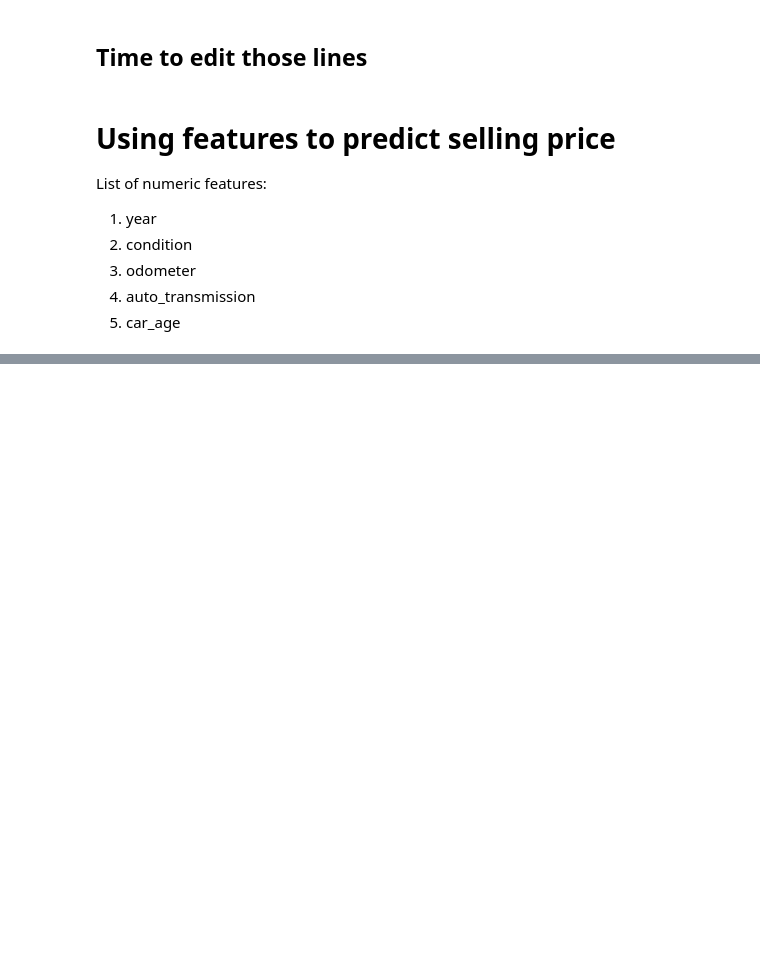
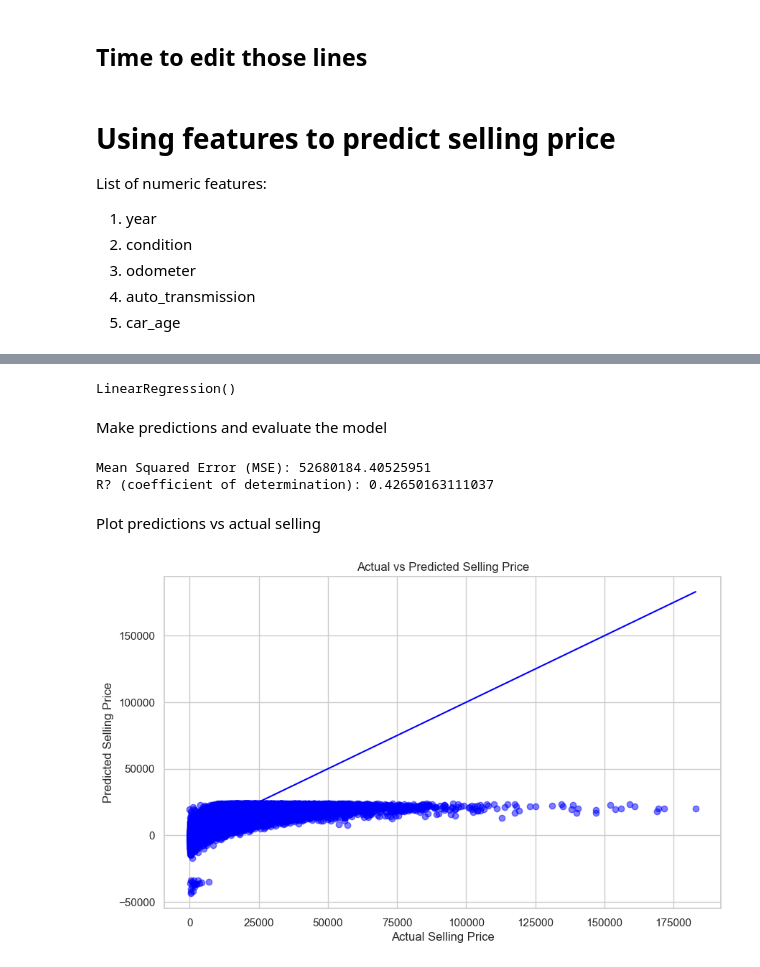
Before and after one commit to skyrez18/ds3870_final_project, a Jupyter notebook: code.ipynb, the cells around one changed output, grey strips where cells are left out. Cells and saved outputs as stored; diff of their text form; code cells hidden in the pictures; blank space fills up the shorter version.

Commit message:
Regression

```diff
--- a/code.ipynb
+++ b/code.ipynb
@@ -203,0 +212,2 @@ df_predictor = df[['year', 'condition', 'odometer', 'auto_transmission', 'car_ag
+# %%
+X_train, X_test, Y_train, Y_test = train_test_split(X, y, test_size=0.3, random_state=39)
@@ -203,0 +216,30 @@ df_predictor = df[['year', 'condition', 'odometer', 'auto_transmission', 'car_ag
+# %%
+model = LinearRegression()
+# %%
+model.fit(X_train, Y_train)
+# %% [output]
+LinearRegression()
+# %% [markdown]
+Make predictions and evaluate the model
+# %%
+y_pred = model.predict(X_test)
+mse = mean_squared_error(Y_test, y_pred)
+print(f"Mean Squared Error (MSE): {mse}")
+
+r2 = r2_score(Y_test, y_pred)
+print(f"R? (coefficient of determination): {r2}")
+# %% [output]
+Mean Squared Error (MSE): 52680184.40525951
+R? (coefficient of determination): 0.42650163111037
+# %% [markdown]
+Plot predictions vs actual selling
+# %%
+plt.figure(figsize=(10,6))
+plt.scatter(Y_test, y_pred, alpha=0.5, color='blue')
+plt.plot([min(Y_test), max(Y_test)], [min(Y_test), max(Y_test)], color='blue', linewidth=1.5)
+plt.xlabel('Actual Selling Price')
+plt.ylabel('Predicted Selling Price')
+plt.title('Actual vs Predicted Selling Price')
+plt.show()
+# %% [output]
+[figure, added]
```
Also changed, not shown: parts of 5 cells of this notebook.
